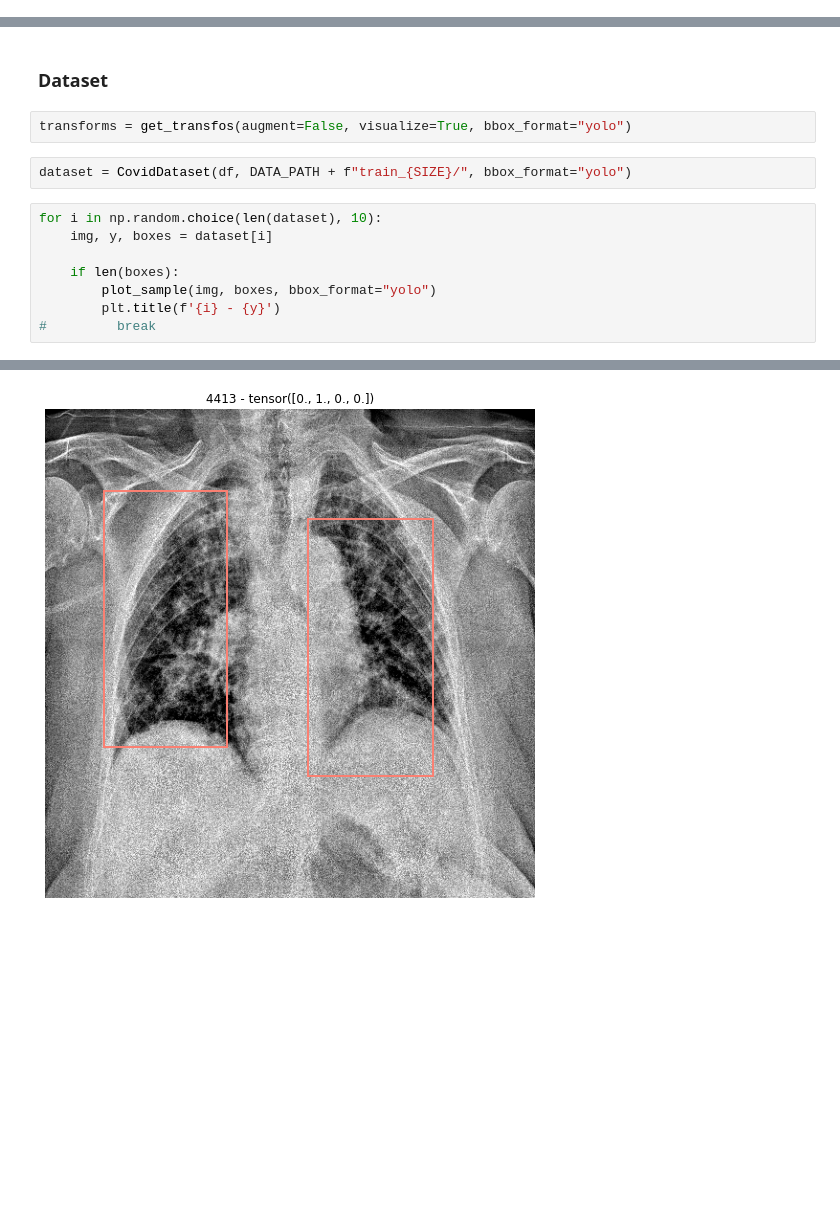
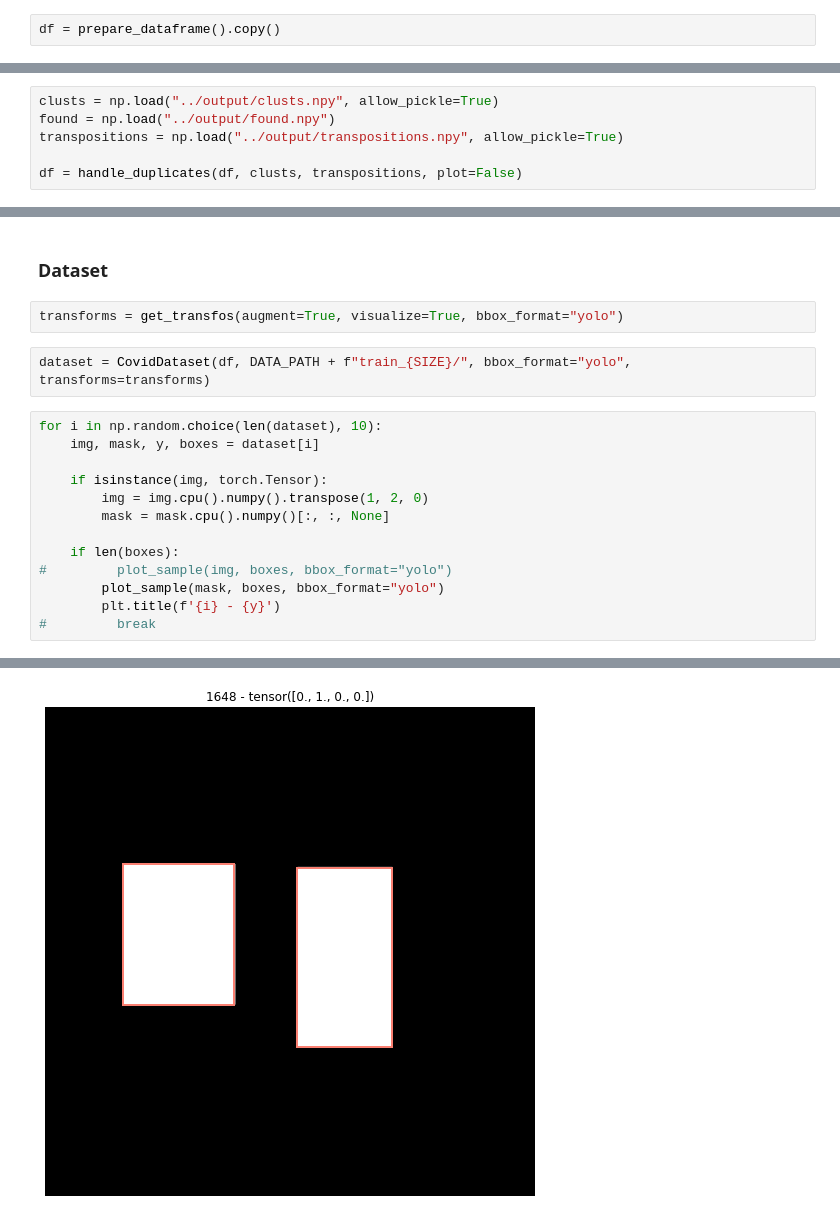
Before and after one commit to TheoViel/kaggle_siim_covid, a Jupyter notebook: notebooks/Training.ipynb, the cells around one changed output, grey strips where cells are left out. Cells and saved outputs as stored; diff of their text form; blank space fills up the shorter version.

Commit message:
Add masks to dataset, create architecture, handle duplicates

```diff
--- a/notebooks/Training.ipynb
+++ b/notebooks/Training.ipynb
@@ -65,0 +39,2 @@ df.head()
+# %%
+df = prepare_dataframe().copy()
@@ -65,0 +45,6 @@ df.head()
+# %%
+clusts = np.load("../output/clusts.npy", allow_pickle=True)
+found = np.load("../output/found.npy")
+transpositions = np.load("../output/transpositions.npy", allow_pickle=True)
+
+df = handle_duplicates(df, clusts, transpositions, plot=False)
@@ -66,15 +66,20 @@ df.head()
 # %% [markdown]
 ### Dataset
 # %%
-transforms = get_transfos(augment=False, visualize=True, bbox_format="yolo")
+transforms = get_transfos(augment=True, visualize=True, bbox_format="yolo")
 # %%
-dataset = CovidDataset(df, DATA_PATH + f"train_{SIZE}/", bbox_format="yolo")
+dataset = CovidDataset(df, DATA_PATH + f"train_{SIZE}/", bbox_format="yolo", transforms=transforms)
 # %%
 for i in np.random.choice(len(dataset), 10):
-    img, y, boxes = dataset[i]
+    img, mask, y, boxes = dataset[i]
+
+    if isinstance(img, torch.Tensor):
+        img = img.cpu().numpy().transpose(1, 2, 0)
+        mask = mask.cpu().numpy()[:, :, None]
 
     if len(boxes):
-        plot_sample(img, boxes, bbox_format="yolo")
+#         plot_sample(img, boxes, bbox_format="yolo")
+        plot_sample(mask, boxes, bbox_format="yolo")
         plt.title(f'{i} - {y}')
 #         break
 # %% [output]
@@ -82 +87 @@ for i in np.random.choice(len(dataset), 10):
-[figure, old version]
+[figure, new version]
```
Also changed, not shown: parts of 19 cells of this notebook, 9 other files.
